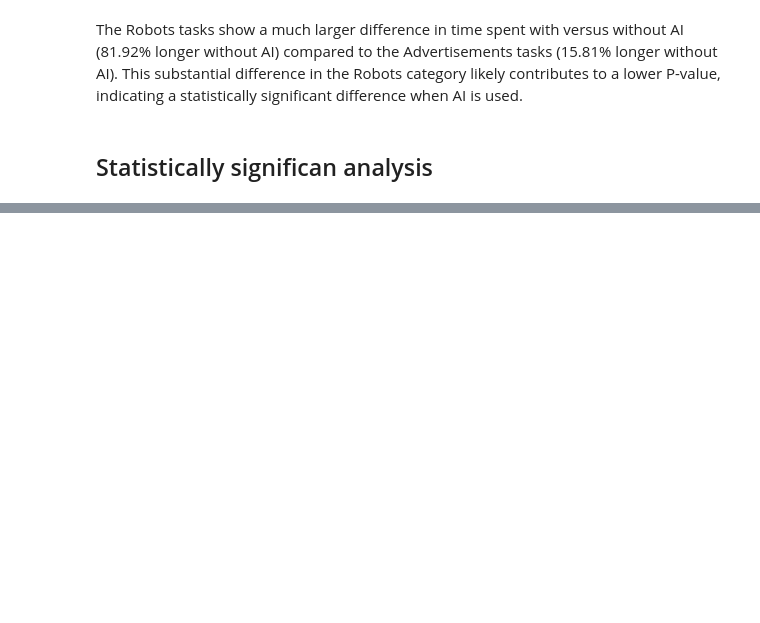
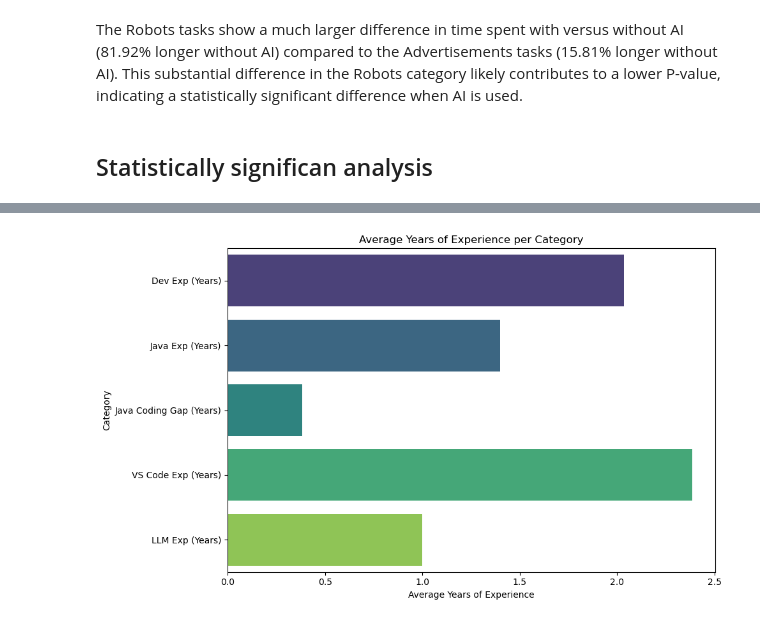
Before and after one commit to cseetreview/review_project, a Jupyter notebook: dataanalysis copy.ipynb, the cells around one changed output, grey strips where cells are left out. Saved outputs shown, nothing was run; the diff lists cells and outputs as text; code cells hidden in the pictures; blank space fills up the shorter version.

```diff
--- a/dataanalysis copy.ipynb
+++ b/dataanalysis copy.ipynb
@@ -285,0 +338,15 @@ The fact that both sets yielded statistically significant results suggests that
+# %%
+average_df = averages.reset_index()
+average_df.columns = ['Category', 'Average Years']
+
+# Plot
+plt.figure(figsize=(10, 6))
+sns.barplot(x='Average Years', y='Category', data=average_df, palette="viridis")
+plt.title('Average Years of Experience per Category')
+plt.xlabel('Average Years of Experience')
+plt.ylabel('Category')
+
+plt.tight_layout()
+plt.show()
+# %% [output]
+[figure, added]
```
Also changed, not shown: parts of 8 cells of this notebook, 1 other file.
